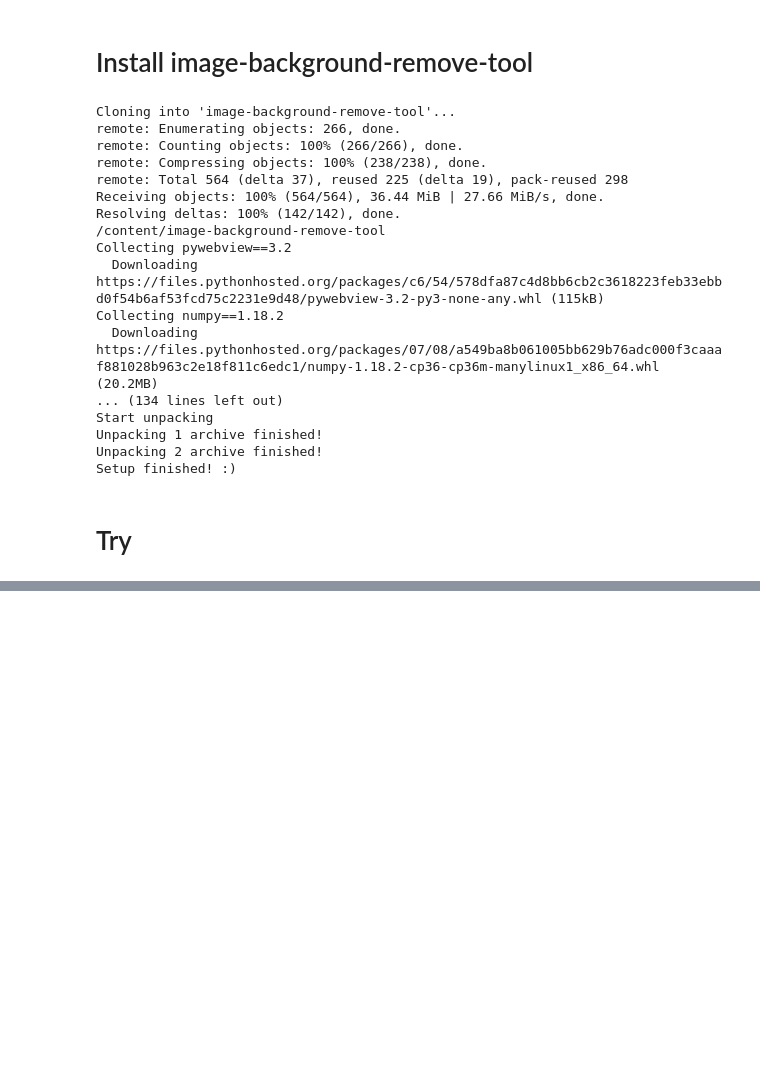
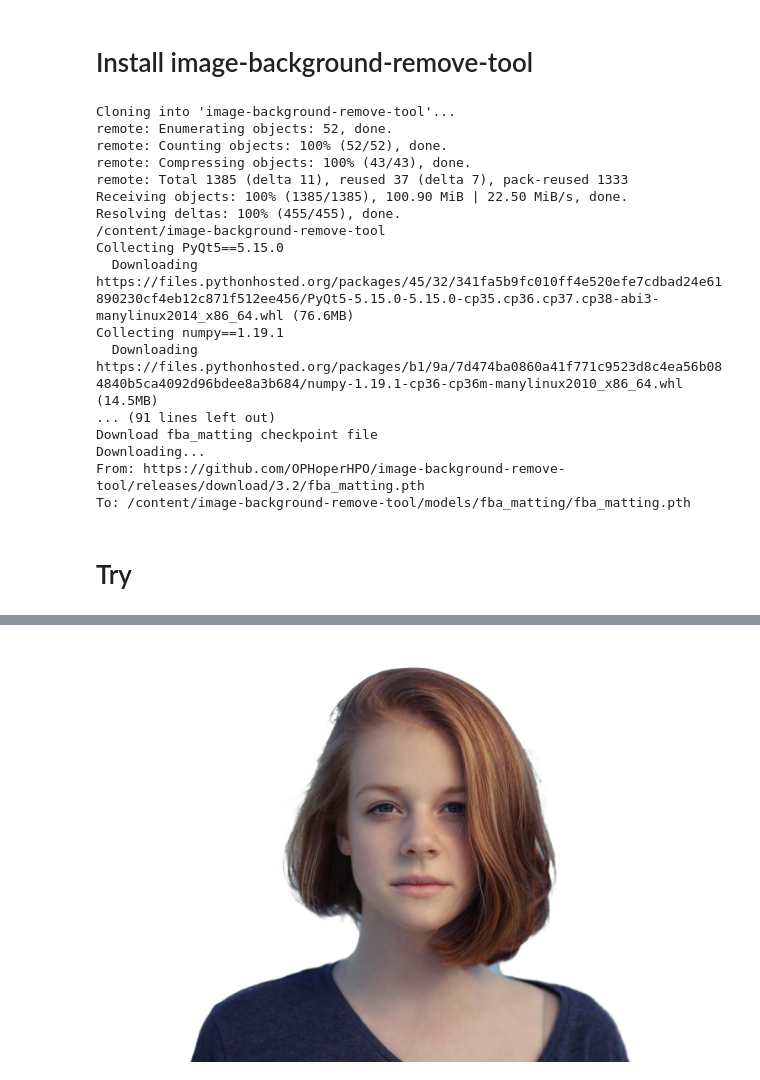
Before and after one commit to susheelsk/image-background-removal, a Jupyter notebook: docs/other/try.ipynb, the cells around one changed output, grey strips where cells are left out. Drawn from its saved outputs; the diff is of its cells as text; code cells hidden in the pictures; blank space fills up the shorter version.

```diff
--- a/docs/other/try.ipynb
+++ b/docs/other/try.ipynb
@@ -4,28 +2,70 @@
 # Install image-background-remove-tool
 # %%
 #@title Choose branch
-branch = 'master'  #@param {type: "string"}
+branch = 'merge-to-nontested'  #@param {type: "string"}
 !git clone https://github.com/OPHoperHPO/image-background-remove-tool.git -b $branch
 %cd /content/image-background-remove-tool
-# !pip install -r requirements.txt
+!pip install -r requirements.txt
 !python setup.py --model all
 # %% [output]
 Cloning into 'image-background-remove-tool'...
-remote: Enumerating objects: 266, done.
-remote: Counting objects: 100% (266/266), done.
-remote: Compressing objects: 100% (238/238), done.
-remote: Total 564 (delta 37), reused 225 (delta 19), pack-reused 298
-Receiving objects: 100% (564/564), 36.44 MiB | 27.66 MiB/s, done.
-Resolving deltas: 100% (142/142), done.
+remote: Enumerating objects: 52, done.
+remote: Counting objects: 100% (52/52), done.
+remote: Compressing objects: 100% (43/43), done.
+remote: Total 1385 (delta 11), reused 37 (delta 7), pack-reused 1333
+Receiving objects: 100% (1385/1385), 100.90 MiB | 22.50 MiB/s, done.
+Resolving deltas: 100% (455/455), done.
 /content/image-background-remove-tool
-Collecting pywebview==3.2
-  Downloading https://files.pythonhosted.org/packages/c6/54/578dfa87c4d8bb6cb2c3618223feb33ebbd0f54b6af53fcd75c2231e9d48/pywebview-3.2-py3-none-any.whl (115kB)
-Collecting numpy==1.18.2
-  Downloading https://files.pythonhosted.org/packages/07/08/a549ba8b061005bb629b76adc000f3caaaf881028b963c2e18f811c6edc1/numpy-1.18.2-cp36-cp36m-manylinux1_x86_64.whl (20.2MB)
-... (134 lines left out)
-Start unpacking
-Unpacking 1 archive finished!
-Unpacking 2 archive finished!
-Setup finished! :)
+Collecting PyQt5==5.15.0
+  Downloading https://files.pythonhosted.org/packages/45/32/341fa5b9fc010ff4e520efe7cdbad24e61890230cf4eb12c871f512ee456/PyQt5-5.15.0-5.15.0-cp35.cp36.cp37.cp38-abi3-manylinux2014_x86_64.whl (76.6MB)
+Collecting numpy==1.19.1
+  Downloading https://files.pythonhosted.org/packages/b1/9a/7d474ba0860a41f771c9523d8c4ea56b084840b5ca4092d96bdee8a3b684/numpy-1.19.1-cp36-cp36m-manylinux2010_x86_64.whl (14.5MB)
+... (91 lines left out)
+Download fba_matting checkpoint file
+Downloading...
+From: https://github.com/OPHoperHPO/image-background-remove-tool/releases/download/3.2/fba_matting.pth
+To: /content/image-background-remove-tool/models/fba_matting/fba_matting.pth
 # %% [markdown]
 # Try
+# %%
+#@title ## Download file from URL
+#@markdown ### Enter your URL
+url = "https://images.unsplash.com/photo-1438761681033-6461ffad8d80?ixlib=rb-1.2.1&ixid=eyJhcHBfaWQiOjEyMDd9&auto=format&fit=crop&w=1500&q=80" #@param {type:"string"}
+#@markdown ### Choose a model and algorithms to improve the result
+preprocessing = "None" #@param ["None", "bbd-fastrcnn", "bbmd-maskrcnn"] {allow-input: false}
+model_name = "deeplabv3" #@param ["u2net", "basnet", "u2netp", "deeplabv3"] {allow-input: false}
+postprocessing = "fba" #@param ["fba", "rtb-bnb", "rtb-bnb2", "No"] {allow-input: false}
+#@markdown ### Other settings
+display_output = True #@param {type:"boolean"}
+download_output = False #@param {type:"boolean"}
+enable_verbose = True #@param {type:"boolean"}
+from IPython.display import display
+from PIL import Image
+import os
+from google.colab import files
+import requests
+
+if url:
+  resp = requests.get(url, stream=True)
+  if resp.status_code == 200:
+    try:
+      Image.open(resp.raw).save("./1.jpg")
+    except BaseException:
+      raise Exception("Failed to open the image from the link")
+    fn = "1.jpg"
+    if os.path.exists("./{}".format(fn)):
+      out = fn+'.png'
+      if not enable_verbose:
+        !python main.py -i ./$fn -o ./$out -m $model_name -pre $preprocessing -post $postprocessing >&- 2>&-
+      else:
+        !python main.py -i ./$fn -o ./$out -m $model_name -pre $preprocessing -post $postprocessing
+      if os.path.exists(fn+".png"):
+        if display_output:
+          display(Image.open(fn+".png"))
+        if download_output:
+          files.download(fn+'.png')
+  else:
+    raise Exception("Failed to download the image from the link")
+else:
+  raise Exception("Empty url!")
+# %% [output]
@@ -32 +75,2 @@ Setup finished! :)
+[figure, added]
 # %%
```
Also changed, not shown: parts of 3 cells of this notebook, 6 other files.
